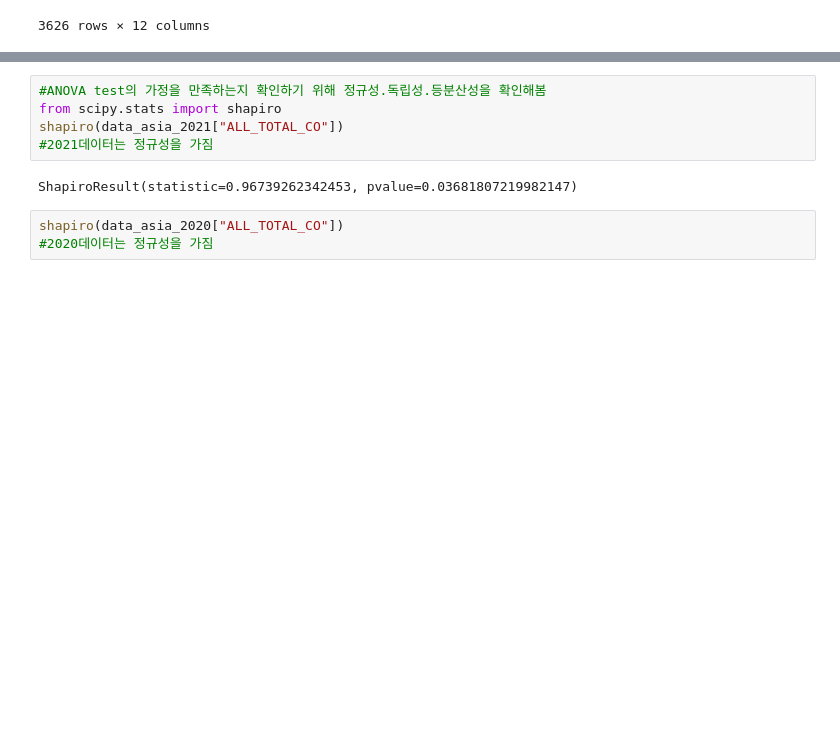
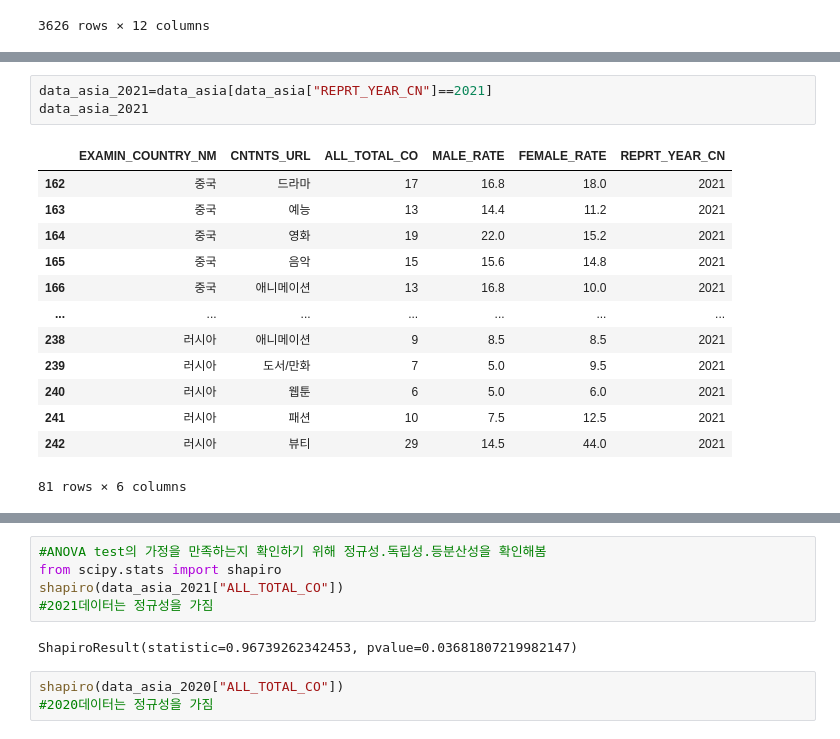
Before and after one commit to SDA2022/SDA-Project, a Jupyter notebook: 선호도조사.ipynb, the cells around one changed output, grey strips where cells are left out. Cells and saved outputs as stored; diff of their text form; blank space fills up the shorter version.

```diff
--- a/선호도조사.ipynb
+++ b/선호도조사.ipynb
@@ -80 +87,18 @@ sns.lineplot(x="CNTNTS_URL",y="ALL_TOTAL_CO",hue="REPRT_YEAR_CN",data=data_asia)
+# %%
+data_asia_2021=data_asia[data_asia["REPRT_YEAR_CN"]==2021]
+data_asia_2021
+# %% [output]
+|  | EXAMIN_COUNTRY_NM | CNTNTS_URL | ALL_TOTAL_CO | MALE_RATE | FEMALE_RATE | REPRT_YEAR_CN |
+| 162 | 중국 | 드라마 | 17 | 16.8 | 18.0 | 2021 |
+| 163 | 중국 | 예능 | 13 | 14.4 | 11.2 | 2021 |
+| 164 | 중국 | 영화 | 19 | 22.0 | 15.2 | 2021 |
+| 165 | 중국 | 음악 | 15 | 15.6 | 14.8 | 2021 |
+| 166 | 중국 | 애니메이션 | 13 | 16.8 | 10.0 | 2021 |
+| ... | ... | ... | ... | ... | ... | ... |
+| 238 | 러시아 | 애니메이션 | 9 | 8.5 | 8.5 | 2021 |
+| 239 | 러시아 | 도서/만화 | 7 | 5.0 | 9.5 | 2021 |
+| 240 | 러시아 | 웹툰 | 6 | 5.0 | 6.0 | 2021 |
+| 241 | 러시아 | 패션 | 10 | 7.5 | 12.5 | 2021 |
+| 242 | 러시아 | 뷰티 | 29 | 14.5 | 44.0 | 2021 |
+81 rows × 6 columns
 # %%
```
Also changed, not shown: parts of 7 cells of this notebook.
